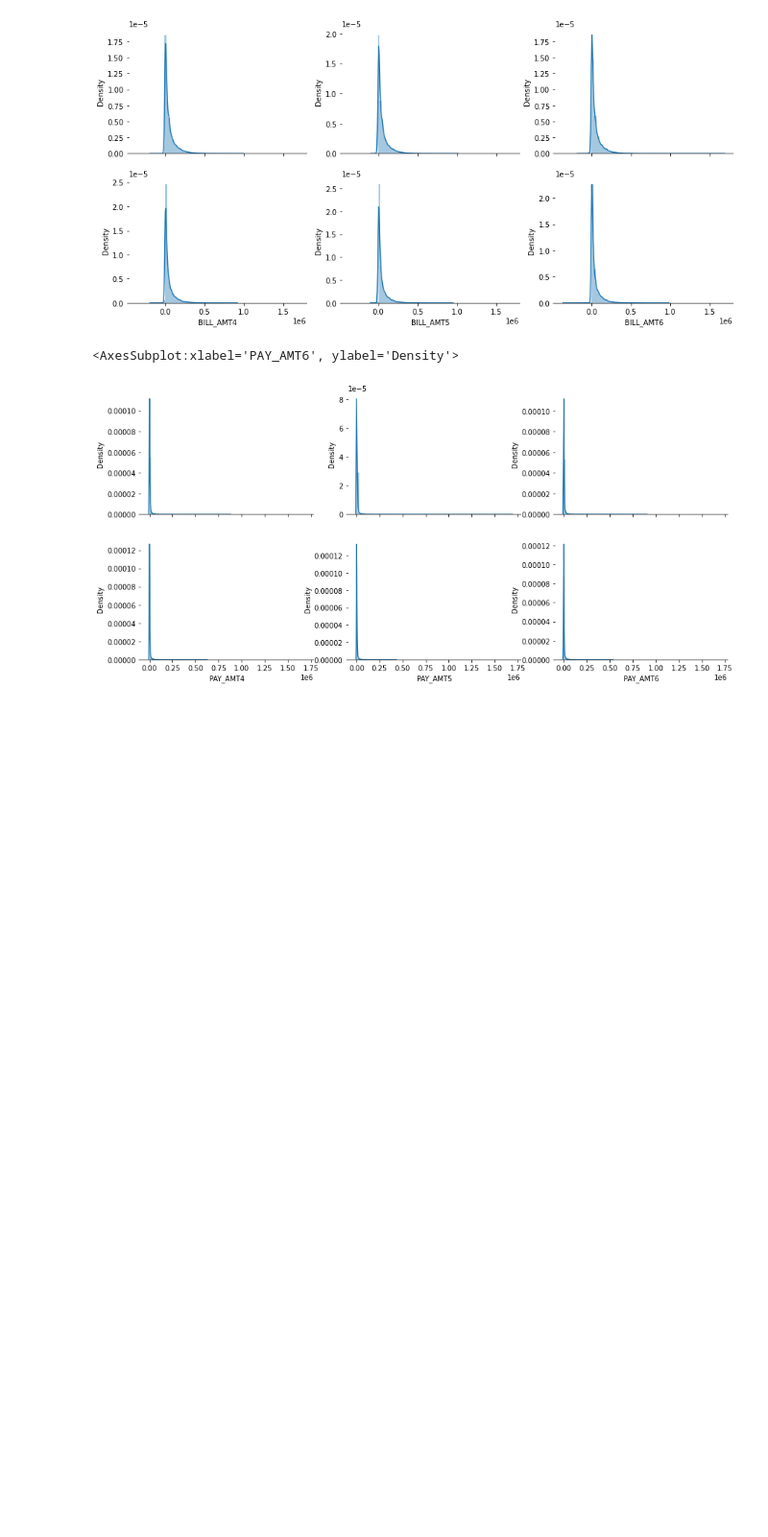
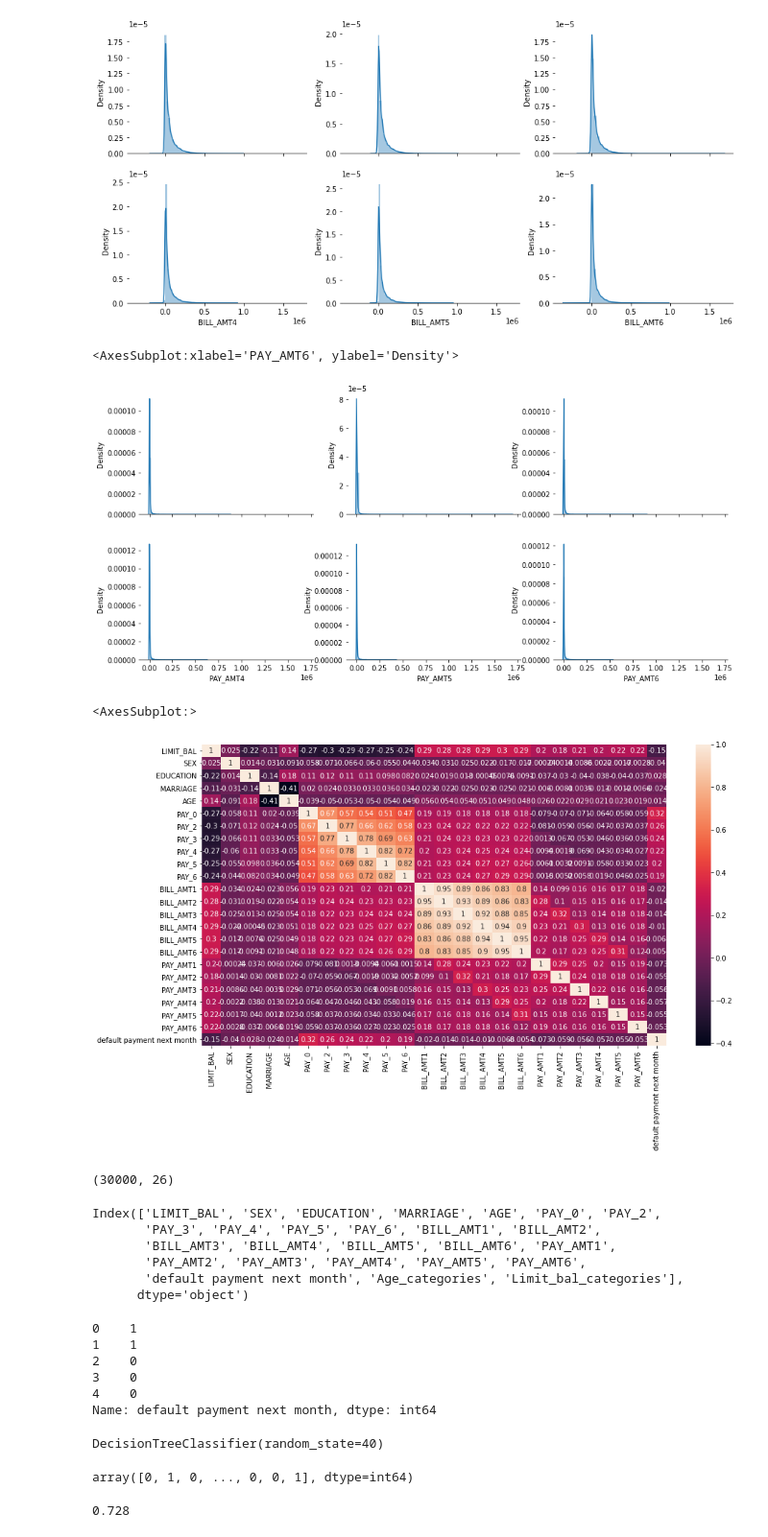
Before and after one commit to Rakesh-Online/Credit_Card_Defaulters, a Jupyter notebook: Analysis.ipynb, the cells around one changed output. Shown: that part at 96% size. Drawn from its saved outputs; the diff is of its cells as text; code cells hidden in the pictures; blank space fills up the shorter version.

```diff
--- a/Analysis.ipynb
+++ b/Analysis.ipynb
@@ -360,3 +365,22 @@ sns.distplot(data['PAY_AMT6'],  ax=axes[1, 2])
 # %% [output]
 <AxesSubplot:xlabel='PAY_AMT6', ylabel='Density'>
 [figure]
+# %%
+plt.figure(figsize=(15,8))
+sns.heatmap(data.corr(), annot = True)
+# %% [output]
+<AxesSubplot:>
+[figure, added]
+# %%
+data.shape
+# %% [output]
+(30000, 26)
+# %%
+data.columns
+# %% [output]
+Index(['LIMIT_BAL', 'SEX', 'EDUCATION', 'MARRIAGE', 'AGE', 'PAY_0', 'PAY_2',
+       'PAY_3', 'PAY_4', 'PAY_5', 'PAY_6', 'BILL_AMT1', 'BILL_AMT2',
+       'BILL_AMT3', 'BILL_AMT4', 'BILL_AMT5', 'BILL_AMT6', 'PAY_AMT1',
+       'PAY_AMT2', 'PAY_AMT3', 'PAY_AMT4', 'PAY_AMT5', 'PAY_AMT6',
+       'default payment next month', 'Age_categories', 'Limit_bal_categories'],
+      dtype='object')
@@ -362,0 +389,10 @@ sns.distplot(data['PAY_AMT6'],  ax=axes[1, 2])
+# %%
+y = data['default payment next month']
+print(y.head())
+# %% [output]
+0    1
+1    1
+2    0
+3    0
+4    0
+Name: default payment next month, dtype: int64
@@ -362,0 +403,19 @@ sns.distplot(data['PAY_AMT6'],  ax=axes[1, 2])
+# %%
+from sklearn.tree import DecisionTreeClassifier
+model = DecisionTreeClassifier(random_state=40)
+model.fit(X_train,y_train)
+# %% [output]
+DecisionTreeClassifier(random_state=40)
+# %%
+y_pred = model.predict(X_test)
+y_pred
+# %% [output]
+array([0, 1, 0, ..., 0, 0, 1], dtype=int64)
+# %%
+
+#Accuracy Score
+from sklearn.metrics import accuracy_score
+
+accuracy_score(y_test,y_pred)
+# %% [output]
+0.728
```
Also changed, not shown: parts of 15 cells of this notebook.
